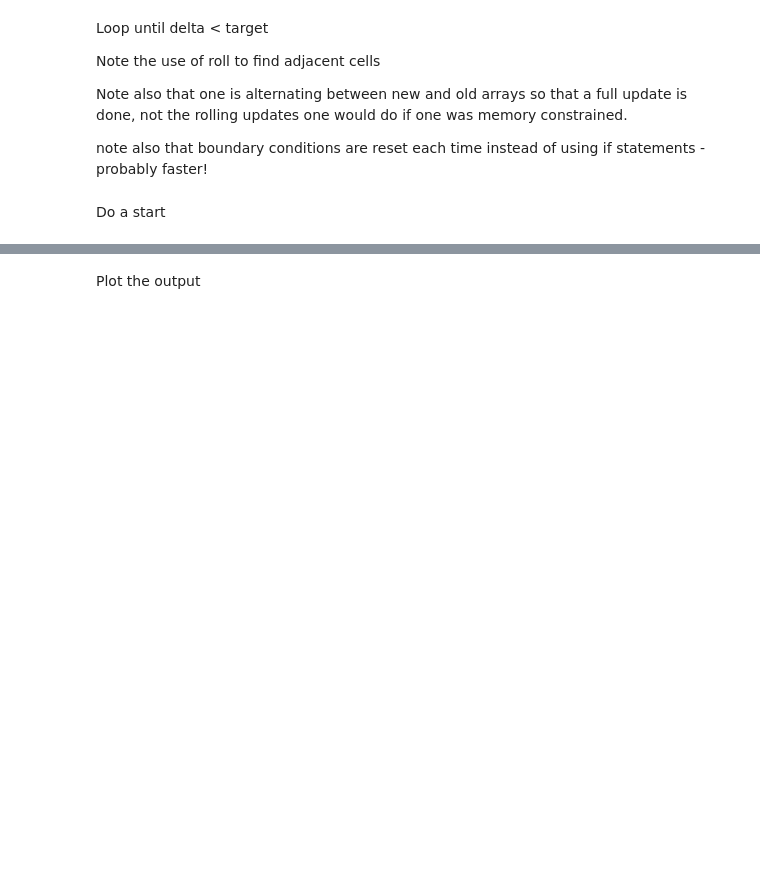
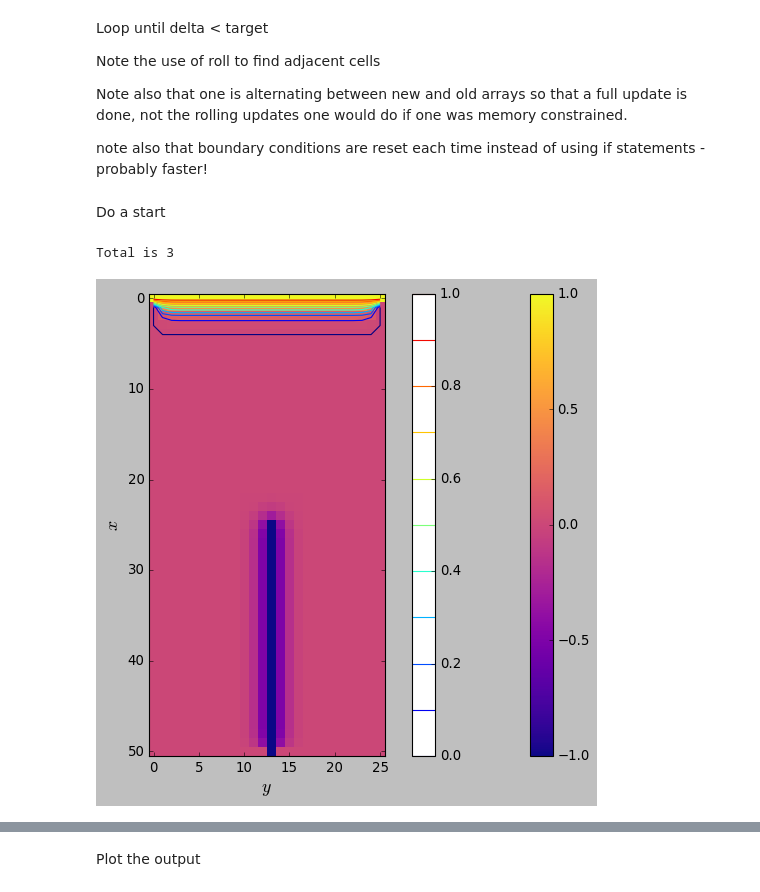
Before and after one commit to hschellman/EM, a Jupyter notebook: Poisson/improved.ipynb, the cells around one changed output, grey strips where cells are left out. Drawn from its saved outputs; the diff is of its cells as text; code cells hidden in the pictures; blank space fills up the shorter version.

```diff
--- a/Poisson/improved.ipynb
+++ b/Poisson/improved.ipynb
@@ -21,6 +21,9 @@ def boundary(array):
     array[:,m] = 0  # Restore boundaries
     array[n,:] = 0                  # Restore boundary
     array[0,:] = 1
+    for i in range(int(n/2),n+1):
+        k = int(m/2)+1
+        array[i,k] = -1
 # %%
 def calculate_4(delta,limit,phi_old):
     ''' cross method for calculating the derivative'''
@@ -120,19 +129,23 @@ Do a start
 # %%
 total = 0
 
 phi_old,count = calculate(delta=delta,limit=0.1,phi_old=phi_old)
 total += count
 print ("Total is",total)
 
 #print (phi_old)
 plt.figure()
 plt.xlabel('$y$')
 plt.ylabel('$x$')
-plt.title('See Griffiths Fig. 3.18.  Newman Fig. 9.3')
+#plt.title('See Griffiths Fig. 3.18.  Newman Fig. 9.3')
 fig = plt.imshow(phi_old, cmap='plasma',interpolation='none');
 cb = plt.contour(phi_old,levels=[0.0,0.1,0.2,0.3,0.4,0.5,0.6,0.7,0.8,0.9,1.0]);
 cbar = plt.colorbar(fig);
 cbar2 = plt.colorbar(cb);
+plt.savefig("09_Poisson%3d.png"%(1000-count),transparent=False)
+# %% [output]
+Total is 3
+[figure, added]
 # %%
 phi_old,count  = calculate(delta=delta,limit=0.01,phi_old=phi_old)
 total += count
```
Also changed, not shown: parts of 9 cells of this notebook.
